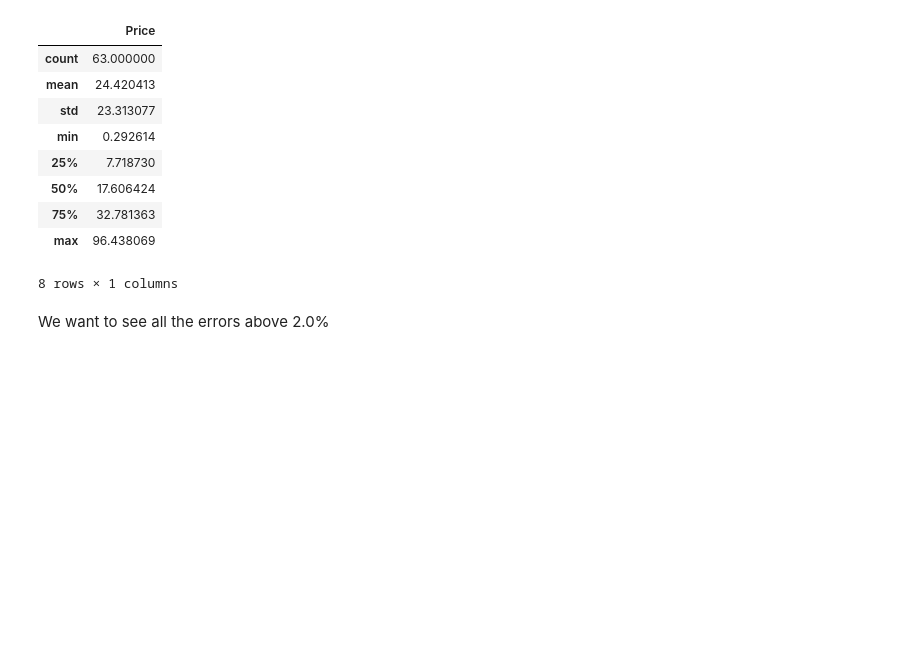
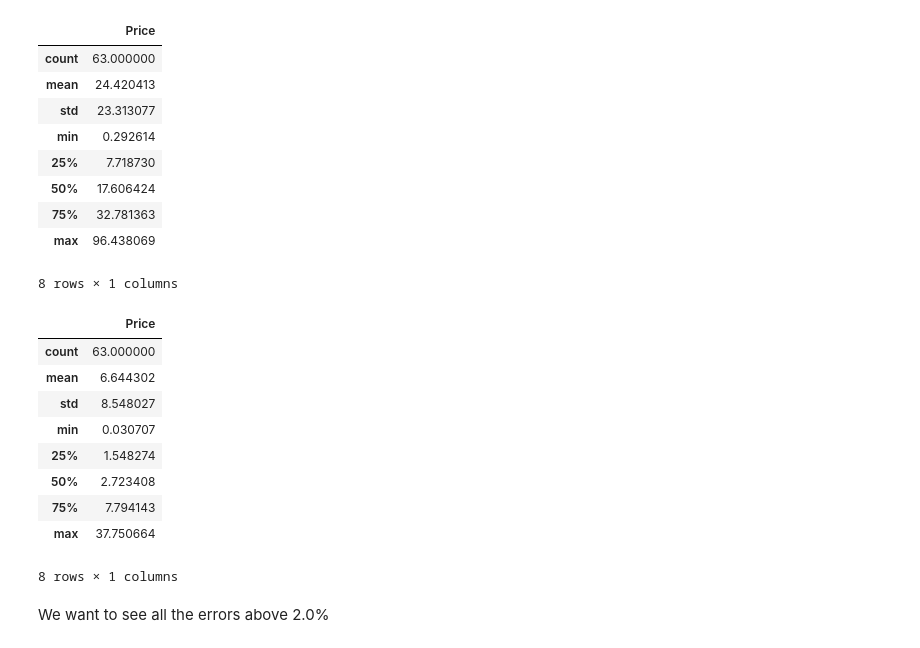
Before and after one commit to ZaighumRajput/IPython, a Jupyter notebook: Finance/Calibration Example.ipynb, the cells around one changed output. Drawn from its saved outputs; the diff is of its cells as text; code cells hidden in the pictures; blank space fills up the shorter version.

```diff
--- a/Finance/Calibration Example.ipynb
+++ b/Finance/Calibration Example.ipynb
@@ -158,6 +158,19 @@ absoluteDifference.describe()
 | 75% | 32.781363 |
 | max | 96.438069 |
 8 rows × 1 columns
+# %%
+relativeDifference.describe()
+# %% [output]
+|  | Price |
+| count | 63.000000 |
+| mean | 6.644302 |
+| std | 8.548027 |
+| min | 0.030707 |
+| 25% | 1.548274 |
+| 50% | 2.723408 |
+| 75% | 7.794143 |
+| max | 37.750664 |
+8 rows × 1 columns
 # %% [markdown]
 We want to see all the errors above 2.0%
 # %%
```
Also changed, not shown: 2 other files.
